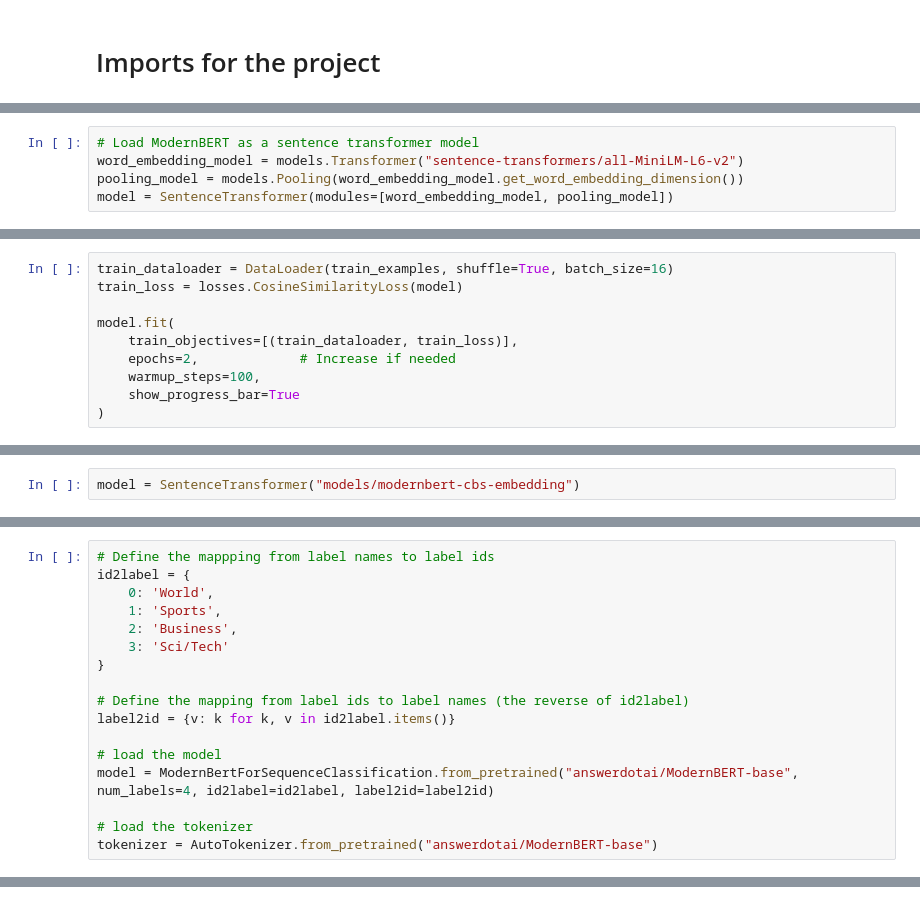
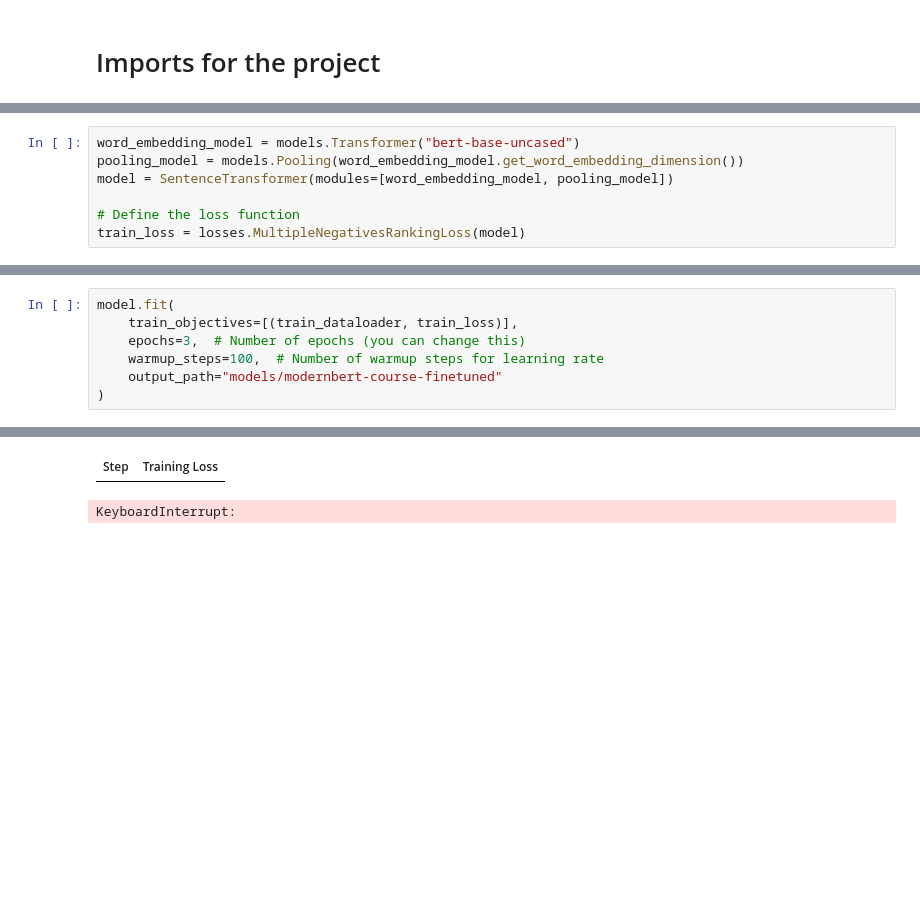
Before and after one commit to RichardNemcovic/aiml_2025_final_project, a Jupyter notebook: bert.ipynb, the cells around one changed output, grey strips where cells are left out. Drawn from its saved outputs; the diff is of its cells as text; blank space fills up the shorter version.

Commit message:
Bert changes

```diff
--- a/bert.ipynb
+++ b/bert.ipynb
@@ -143,5 +73,7 @@ for page_name, group in page_name_to_chunks.items():
 # %%
-# Load ModernBERT as a sentence transformer model
-word_embedding_model = models.Transformer("sentence-transformers/all-MiniLM-L6-v2")
+word_embedding_model = models.Transformer("bert-base-uncased")
 pooling_model = models.Pooling(word_embedding_model.get_word_embedding_dimension())
 model = SentenceTransformer(modules=[word_embedding_model, pooling_model])
+
+# Define the loss function
+train_loss = losses.MultipleNegativesRankingLoss(model)
@@ -151,10 +79,0 @@ To support symlinks on Windows, you either need to activate Developer Mode or to
-# %%
-train_dataloader = DataLoader(train_examples, shuffle=True, batch_size=16)
-train_loss = losses.CosineSimilarityLoss(model)
-
-model.fit(
-    train_objectives=[(train_dataloader, train_loss)],
-    epochs=2,             # Increase if needed
-    warmup_steps=100,
-    show_progress_bar=True
-)
@@ -163,2 +79,0 @@ KeyboardInterrupt:
-# %%
-model = SentenceTransformer("models/modernbert-cbs-embedding")
@@ -167,17 +79,0 @@ model = SentenceTransformer("models/modernbert-cbs-embedding")
-# %%
-# Define the mappping from label names to label ids
-id2label = {
-    0: 'World',
-    1: 'Sports',
-    2: 'Business',
-    3: 'Sci/Tech'
-}
-
-# Define the mapping from label ids to label names (the reverse of id2label)
-label2id = {v: k for k, v in id2label.items()}
-
-# load the model
-model = ModernBertForSequenceClassification.from_pretrained("answerdotai/ModernBERT-base", num_labels=4, id2label=id2label, label2id=label2id)
-
-# load the tokenizer
-tokenizer = AutoTokenizer.from_pretrained("answerdotai/ModernBERT-base")
@@ -252,0 +80,8 @@ print(classification_report(test_labels, test_preds))
+# %%
+model.fit(
+    train_objectives=[(train_dataloader, train_loss)],
+    epochs=3,  # Number of epochs (you can change this)
+    warmup_steps=100,  # Number of warmup steps for learning rate
+    output_path="models/modernbert-course-finetuned"
+)
+# %% [output]
@@ -252,0 +89,2 @@ print(classification_report(test_labels, test_preds))
+| Step | Training Loss |
+KeyboardInterrupt:
```
Also changed, not shown: parts of 29 cells of this notebook.
